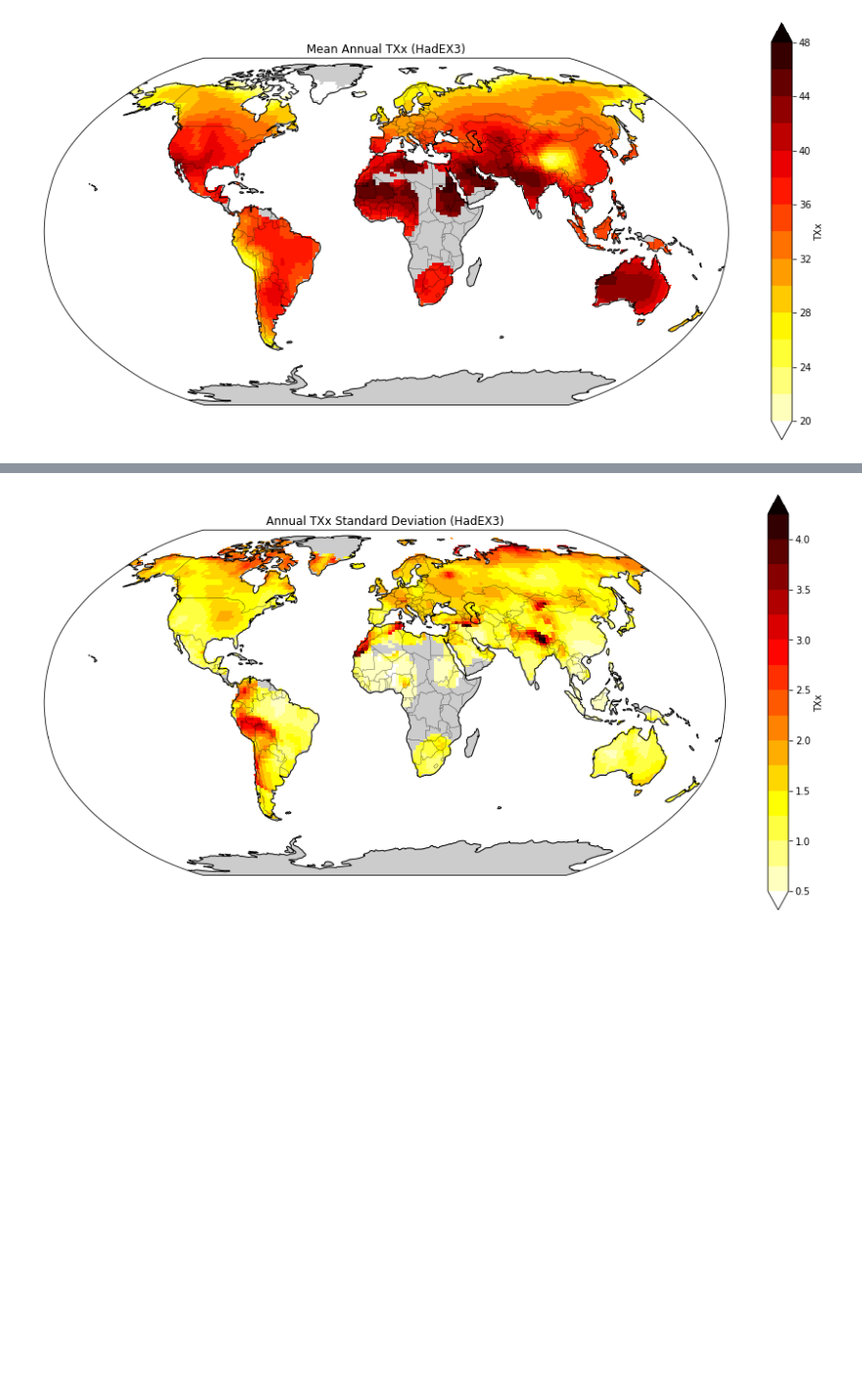
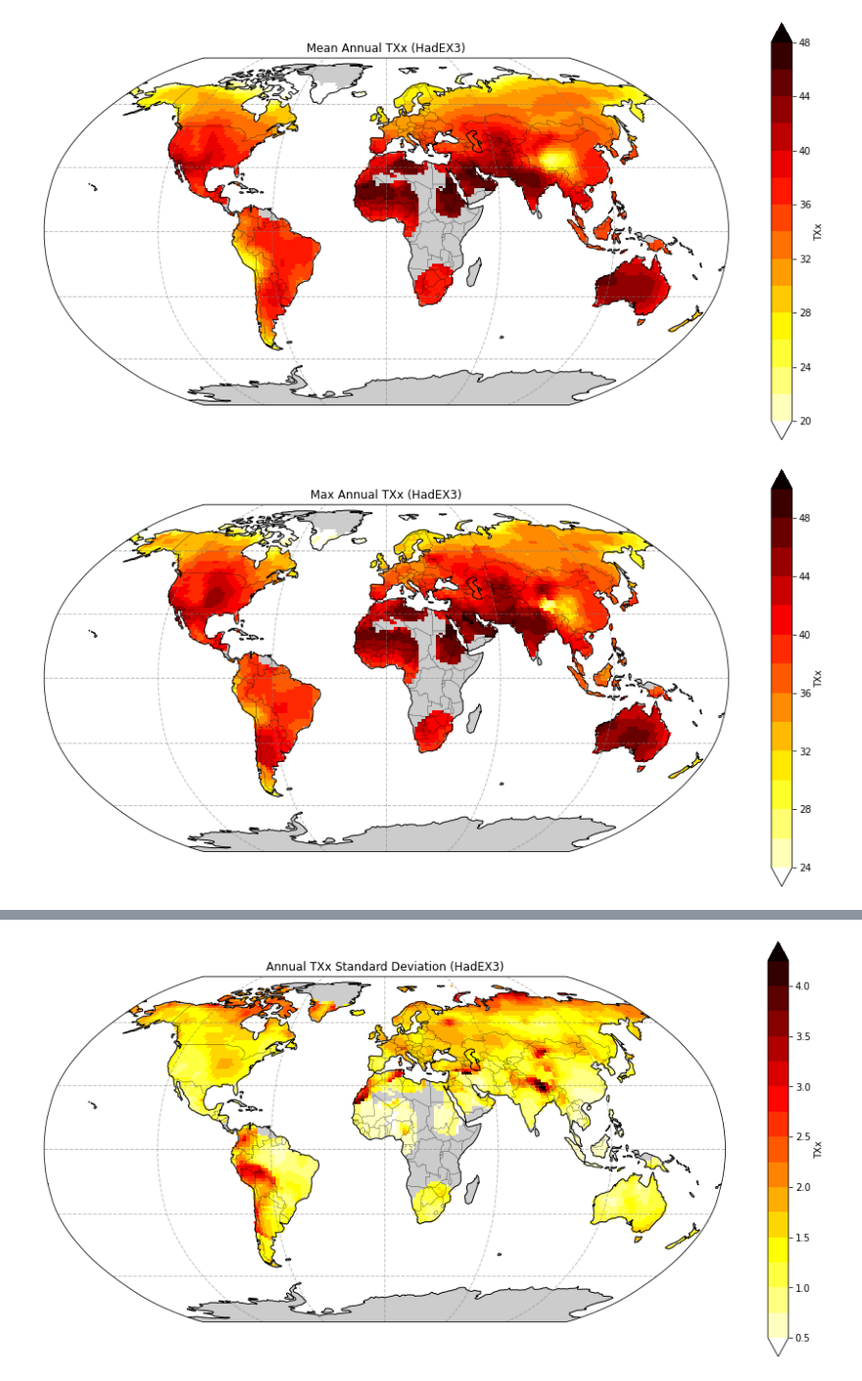
Before and after one commit to DamienIrving/TXx, a Jupyter notebook: TXx.ipynb, the cells around one changed output, grey strips where cells are left out. Shown at 98% size. Saved outputs shown, nothing was run; the diff lists cells and outputs as text; code cells hidden in the pictures; blank space fills up the shorter version.

Commit message:
Add contours

```diff
--- a/TXx.ipynb
+++ b/TXx.ipynb
@@ -43,5 +45,5 @@ txx_cov = txx_std / txx_mean
 # %%
-def plot_data(da, title, cbar_levels=None, outfile=None):
+def plot_data(da, title, cbar_levels=None, contours=None, outfile=None):
     """Blah"""
 
     fig = plt.figure(figsize=[16,8])
@@ -56,9 +58,24 @@ def plot_data(da, title, cbar_levels=None, outfile=None):
         transform=ccrs.PlateCarree(),
         cmap='hot_r',
     )
-
+    if type(contours) == xr.core.dataarray.DataArray:
+        contours.plot.contour(
+            ax=ax,
+            transform=ccrs.PlateCarree(),
+            levels=[0.5, 1.5],
+            colors='tab:cyan',
+        )
+    ax.set_extent([-179.9, 179.9, -90, 90], crs=ccrs.PlateCarree())
     ax.add_feature(cartopy.feature.BORDERS, linewidth=0.3)
     ax.coastlines()
+    ax.gridlines(
+        crs=ccrs.PlateCarree(),
+        draw_labels=False,
+        linewidth=1,
+        color='gray',
+        alpha=0.5,
+        linestyle='--'
+    )
     plt.title(title)
     if outfile:
         plt.savefig(outfile, bbox_inches='tight', facecolor='white', dpi=300)
@@ -73,3 +90,12 @@ plot_data(
 )
 # %% [output]
 [figure]
+# %%
+plot_data(
+    txx_max,
+    'Max Annual TXx (HadEX3)',
+    cbar_levels=np.arange(24, 52, 2),
+    outfile='annual-txx_max_HadEX3.png',
+)
+# %% [output]
+[figure, added]
```
Also changed, not shown: parts of 5 cells of this notebook.
